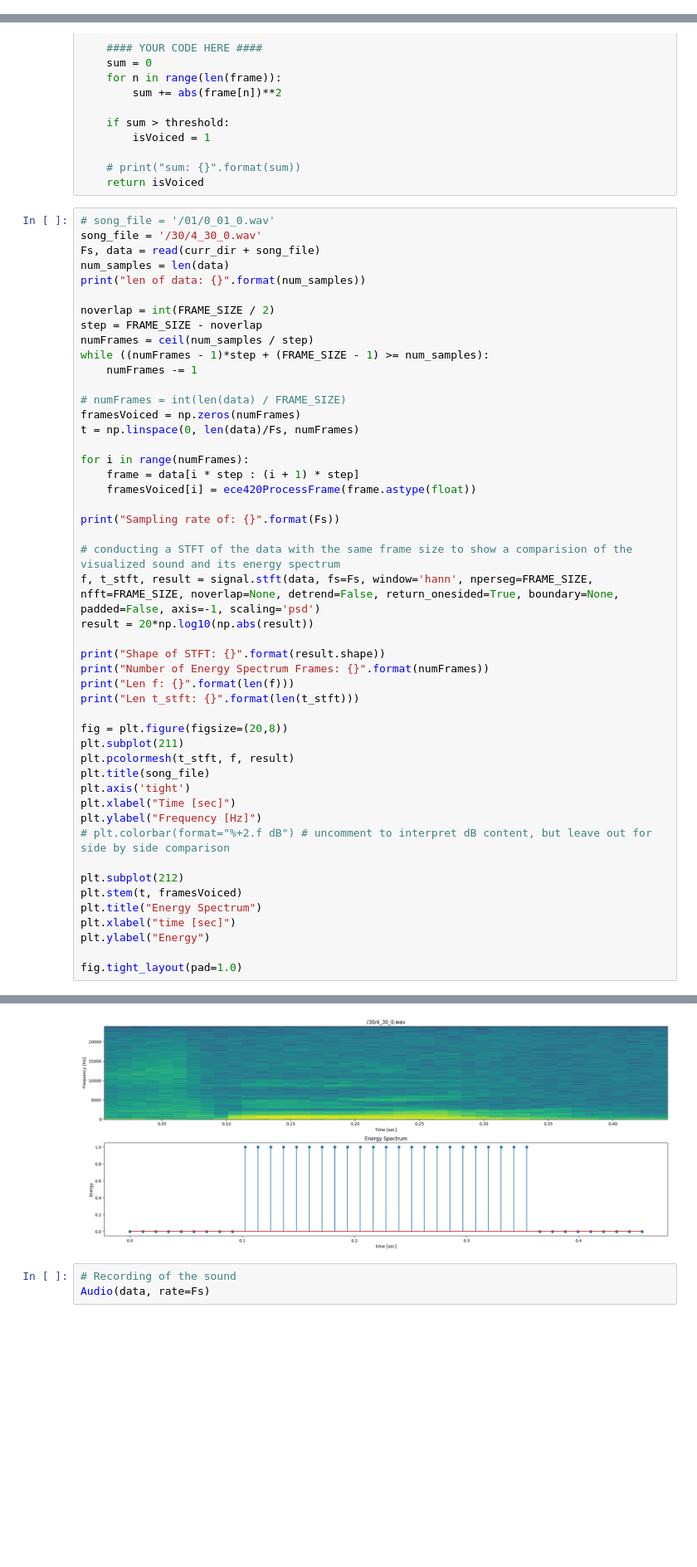
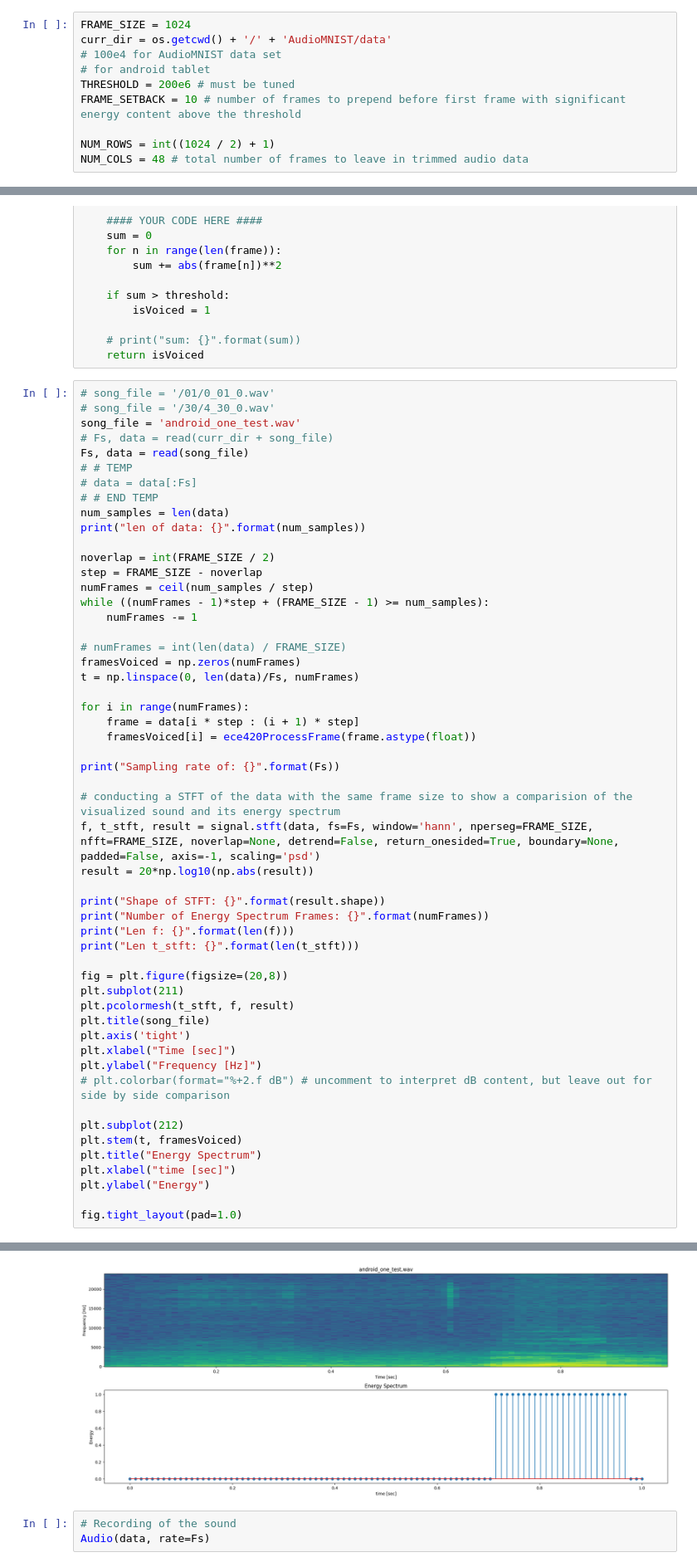
Before and after one commit to jorgejc2/MusicClassification, a Jupyter notebook: SimplePitchDetection.ipynb, the cells around one changed output, grey strips where cells are left out. Shown at 83% size. Cells and saved outputs as stored; diff of their text form; blank space fills up the shorter version.

```diff
--- a/SimplePitchDetection.ipynb
+++ b/SimplePitchDetection.ipynb
@@ -13 +9,11 @@ THRESHOLD = 100e4 # must be tuned
+# %%
+FRAME_SIZE = 1024
+curr_dir = os.getcwd() + '/' + 'AudioMNIST/data'
+# 100e4 for AudioMNIST data set
+# for android tablet
+THRESHOLD = 200e6 # must be tuned
+FRAME_SETBACK = 10 # number of frames to prepend before first frame with significant energy content above the threshold
+
+NUM_ROWS = int((1024 / 2) + 1)
+NUM_COLS = 48 # total number of frames to leave in trimmed audio data
 # %% [markdown]
@@ -30,8 +38,13 @@ def ece420ProcessFrame(frame, threshold = THRESHOLD):
     return isVoiced
 # %%
 # song_file = '/01/0_01_0.wav'
-song_file = '/30/4_30_0.wav'
-Fs, data = read(curr_dir + song_file)
+# song_file = '/30/4_30_0.wav'
+song_file = 'android_one_test.wav'
+# Fs, data = read(curr_dir + song_file)
+Fs, data = read(song_file)
+# # TEMP
+# data = data[:Fs]
+# # END TEMP
 num_samples = len(data)
 print("len of data: {}".format(num_samples))
 
@@ -86,4 +99,4 @@ Len t_stft: 41
-[figure, old version]
+[figure, new version]
 # %%
 # Recording of the sound
 Audio(data, rate=Fs)
```
Also changed, not shown: parts of 11 cells of this notebook, 2 other files.
